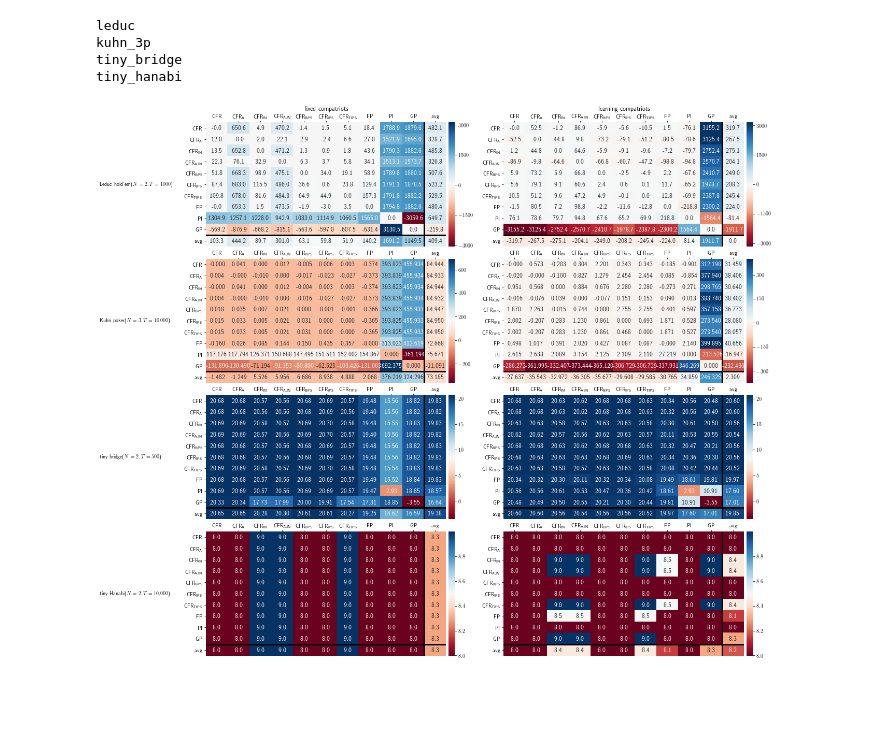
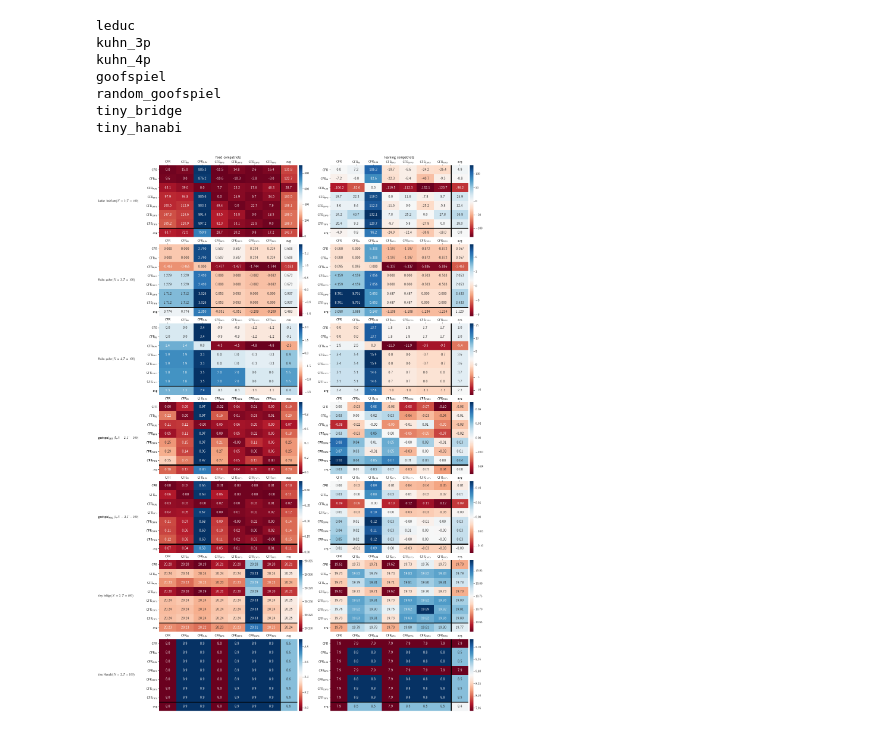
Before and after one commit to dmorrill10/hr_edl_experiments, a Jupyter notebook: mal_cfr_data.ipynb, the cells around one changed output. Drawn from its saved outputs; the diff is of its cells as text; code cells hidden in the pictures; blank space fills up the shorter version.

```diff
--- a/mal_cfr_data.ipynb
+++ b/mal_cfr_data.ipynb
@@ -30,10 +29,0 @@ data.data
-# %%
-df = data.data.query(
-    f'game_tag == "tiny_bridge" & mode == "fixed" & t < 100\
-    & col_alg != ["PI", "greed_punisher", "FP"]\
-    & row_alg != ["PI", "greed_punisher", "FP", "BR"]\
-    & row_alg == ["CFR", "BPS-CFR", "TIPS-CFR", "IPS-CFR"]'
-).pivot(
-    index='col_alg', columns=['t', 'row_alg'], values='value').mean().unstack()
-df = df.cumsum()
-df
@@ -166,0 +30,24 @@ plt.savefig('results/learning_curve.leduc.sep29_2020.pdf')
+# %%
+alg_comparisons = (
+    ('CFR', 'TIPS-CFR'),  # Vanilla vs. largest extension
+    ("BPS-CFR", "TIPS-CFR", "CSPS-CFR", "CFPS-CFR"),  # RLA extensions
+    ('CFR', 'A-CFR_IN', 'CFR_IN'),  # HSR extensions
+)
+col_algs = set()
+for alg_group in alg_comparisons:
+    col_algs = col_algs.union({alg for alg in alg_group})
+print(col_algs)
+learning_curve_query_string = 'game_tag == "{game}" & mode == "{mode}"\
+    & col_alg == {col_algs}\
+    & row_alg == {algs}'
+
+data.data = data.data.query(f'col_alg == {list(col_algs)} & row_alg == {list(col_algs)}')
+ylim_by_game = {
+    'tiny_bridge': (19.6, 20.6),
+    'tiny_hanabi': (8, 8.8),
+}
+
+def sharex_and_y_in_row(axes_list):
+    for j, ax in enumerate(axes_list[1:]):
+        axes_list[j - 1].sharex(ax)
+        axes_list[j - 1].sharey(ax)
@@ -193,6 +167,8 @@ fig, axes_list = plt.subplots(
     gridspec_kw={'width_ratios': [0.25, 1, 1]})
 axes_list[0, 1].set_title('fixed compatriots')
 axes_list[0, 2].set_title('learning compatriots')
+
+num_rounds = 100
 for i, game in enumerate(data.games()):
     axes_list[i, 2].sharex(axes_list[i, 1])
     axes_list[i, 2].sharey(axes_list[i, 1])
@@ -214,40 +190,43 @@ for i, game in enumerate(data.games()):
         fmt = "0.1f"
 
     mcd_tournament.heatmap(
-        mcd_tournament.without_br_row(data.fixed_table(game)) * scale,
+        mcd_tournament.without_br_row(data.time_avg_fixed_table(game, num_rounds)) * scale,
         fmt=fmt,
         ax=axes_list[i, 1],
         cmap=div_color_palette,
         cbar_kws={'fraction': 0.05, 'pad': 0.01})
 #     mcd_tournament.heatmap(
 #         mcd_tournament.without_br_row(data.avg_shuffled_table(game)) * scale,
 #         fmt=fmt,
 #         ax=axes_list[i, 1],
 #         cmap=div_color_palette,
 #         cbar_kws={'fraction': 0.05, 'pad': 0.01})
     mcd_tournament.heatmap(
-        data.sim_table(game) * scale,
+        data.time_avg_sim_table(game, 50) * scale,
         fmt=fmt,
         ax=axes_list[i, 2],
         cmap=div_color_palette,
         cbar_kws={'fraction': 0.05, 'pad': 0.01})
 
     axes_list[i, 0].axis('off')
-    axes_list[i, 0].text(0, 0.5, mcd_tournament.game_label(game),
+    axes_list[i, 0].text(0, 0.5, mcd_tournament.game_label(game, num_rounds),
                          horizontalalignment='left',
                          verticalalignment='center',
                          transform=axes_list[i, 0].transAxes)
 
 plt.tight_layout(pad=0)
 plt.subplots_adjust(wspace=0.22, hspace=0.1)
-fig.savefig(f'results/heatmaps.aug21_2020.pdf')
+fig.savefig(f'results/heatmaps.oct10_2020.pdf')
 plt.show()
 # %% [output]
 leduc
 kuhn_3p
+kuhn_4p
+goofspiel
+random_goofspiel
 tiny_bridge
 tiny_hanabi
-[figure, old version]
+[figure, new version]
 # %%
 # fig, axes_list = plt.subplots(
 #     2,
```
Also changed, not shown: parts of 10 cells of this notebook, 2 other files.
